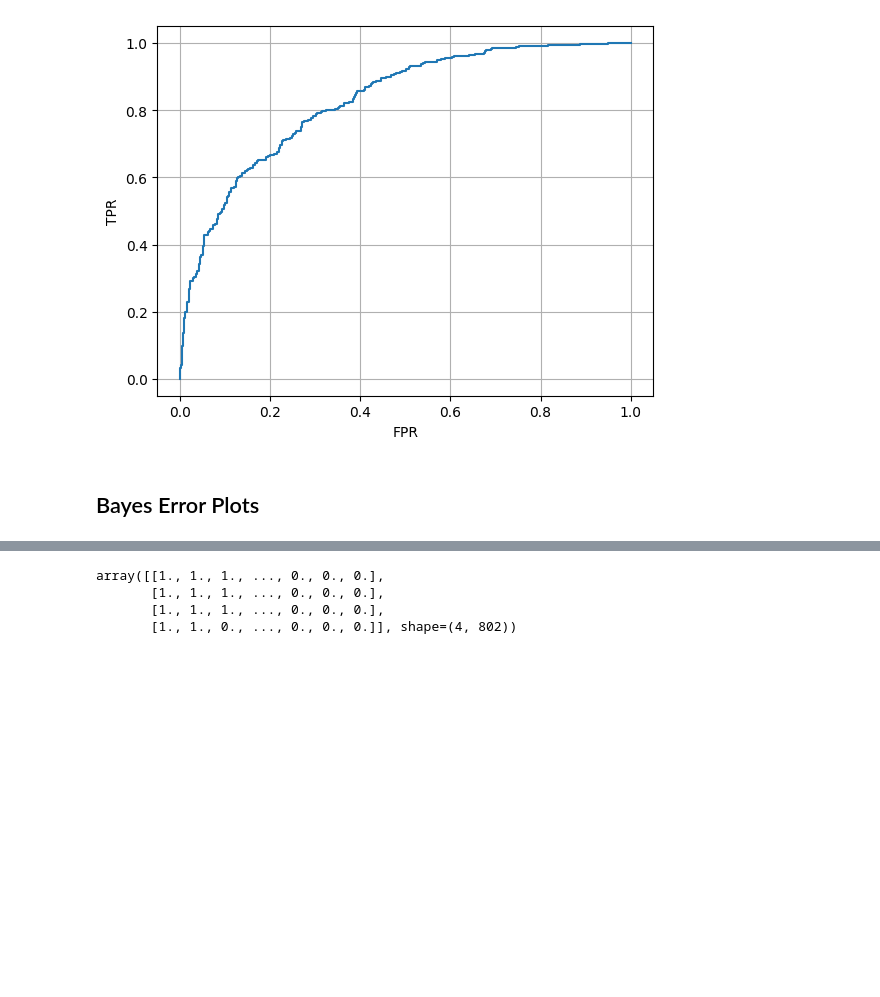
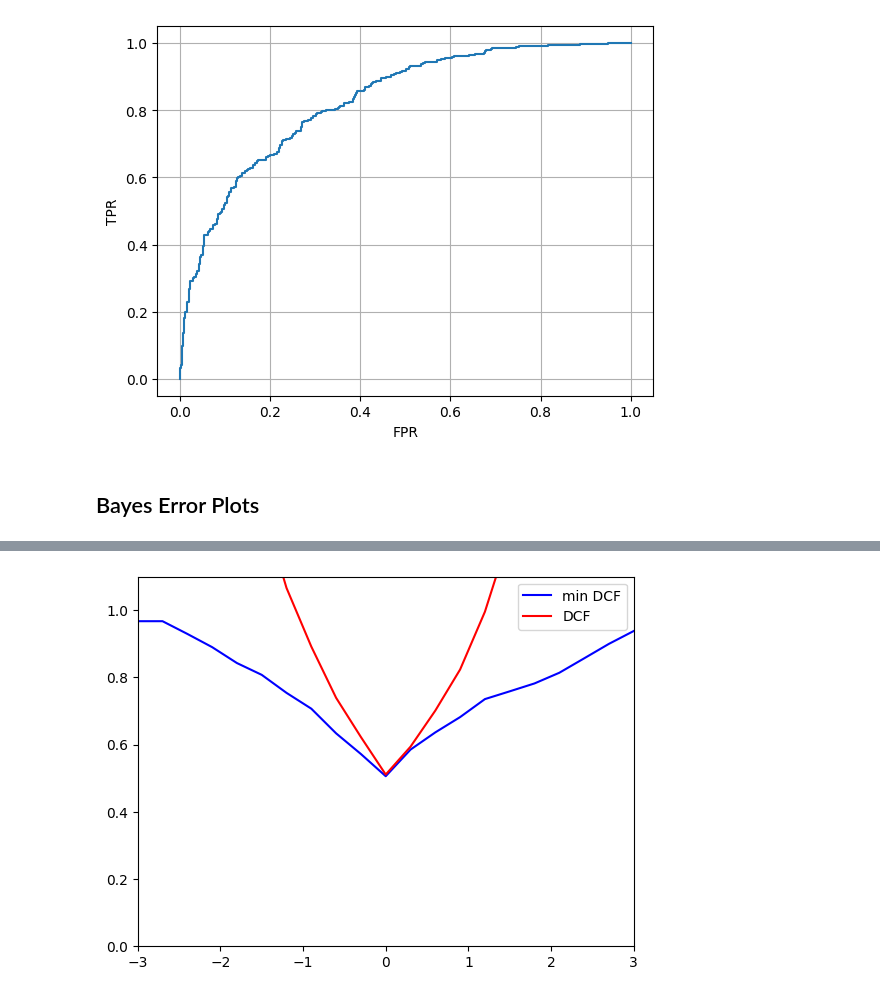
Before and after one commit to BorlinaEdoardo/Machine-Learning-Pattern-Recognition-Polito, a Jupyter notebook: lab8/lab8.ipynb, the cells around one changed output, grey strips where cells are left out. Drawn from its saved outputs; the diff is of its cells as text; code cells hidden in the pictures; blank space fills up the shorter version.

Commit message:
feat: lab 8, complete bayes error plots

```diff
--- a/lab8/lab8.ipynb
+++ b/lab8/lab8.ipynb
@@ -362,9 +362,18 @@ def effective_prior(p):
     return 1/(1+np.exp(-p))
 # %%
 effPriorLogOdds = np.linspace(-3, 3, 21)
+pi = []
+for p in effPriorLogOdds:
+    pi.append(effective_prior(p))
+Cfn = Cfp = vrow(np.ones(21))
+
+predicted_labels = np.zeros([21, len(llr_infpar)])
 
 
 
-Cfn = Cfp = np.ones(21)
-dcf = compute_normalized_dcf(predicted_labels, actual_labels, effPriorLogOdds, Cfn, Cfp)
+for i in range(21):
+    predicted_labels[i, :] = vrow(optimal_bayes_decision(llr_infpar, pi[i], 1, 1))
+
+dcf = compute_normalized_dcf(predicted_labels, actual_labels, pi, Cfn[0], Cfp[0])
+mindcf = compute_min_dcf(llr_infpar, 21, actual_labels, pi, Cfn[0], Cfp[0])
 # %% [output]
@@ -372,7 +397,10 @@ IndexError: index 4 is out of bounds for axis 0 with size 4
 # %%
-predicted_labels
+# plot
+plt.plot(effPriorLogOdds, mindcf, label='min DCF', color='b')
+plt.plot(effPriorLogOdds, dcf, label='DCF', color='r')
+plt.ylim([0, 1.1])
+plt.xlim([-3, 3])
+plt.legend()
+plt.show()
 # %% [output]
-array([[1., 1., 1., ..., 0., 0., 0.],
-       [1., 1., 1., ..., 0., 0., 0.],
-       [1., 1., 1., ..., 0., 0., 0.],
-       [1., 1., 0., ..., 0., 0., 0.]], shape=(4, 802))
+[figure, added]
```
Also changed, not shown: parts of 4 cells of this notebook.
